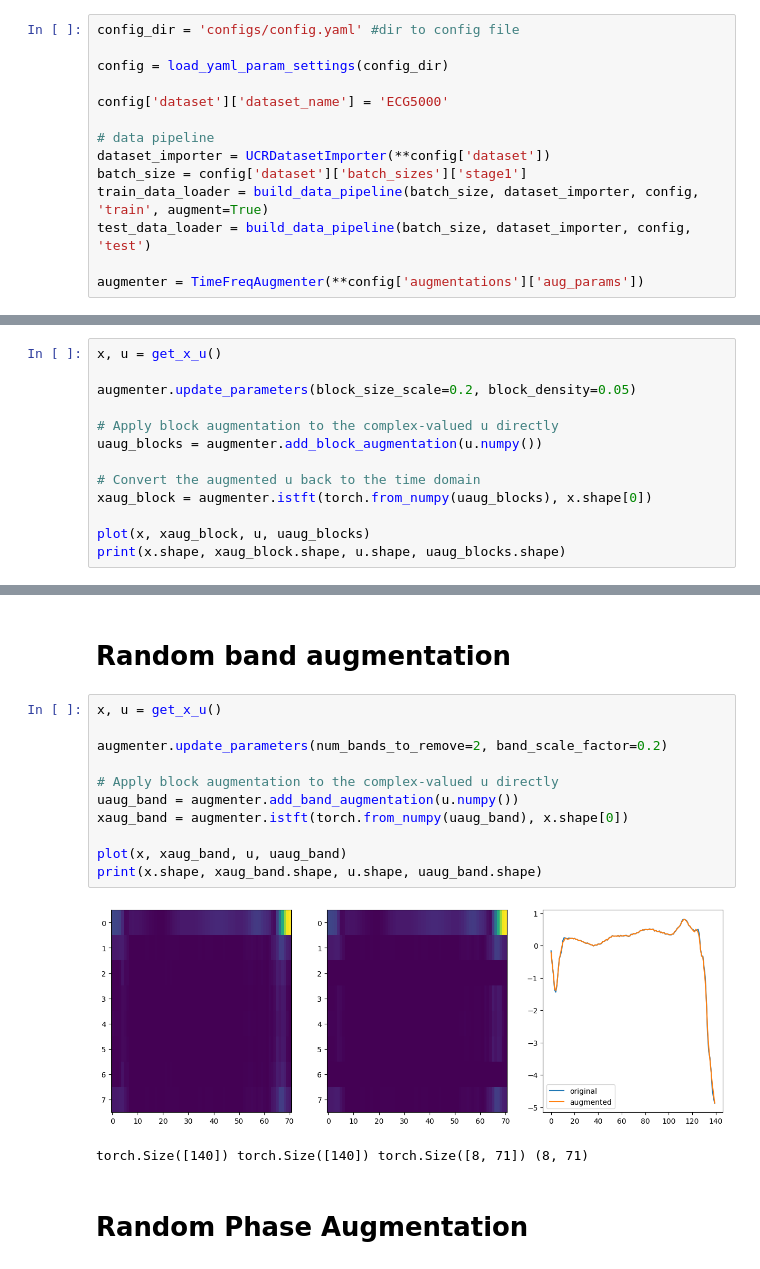
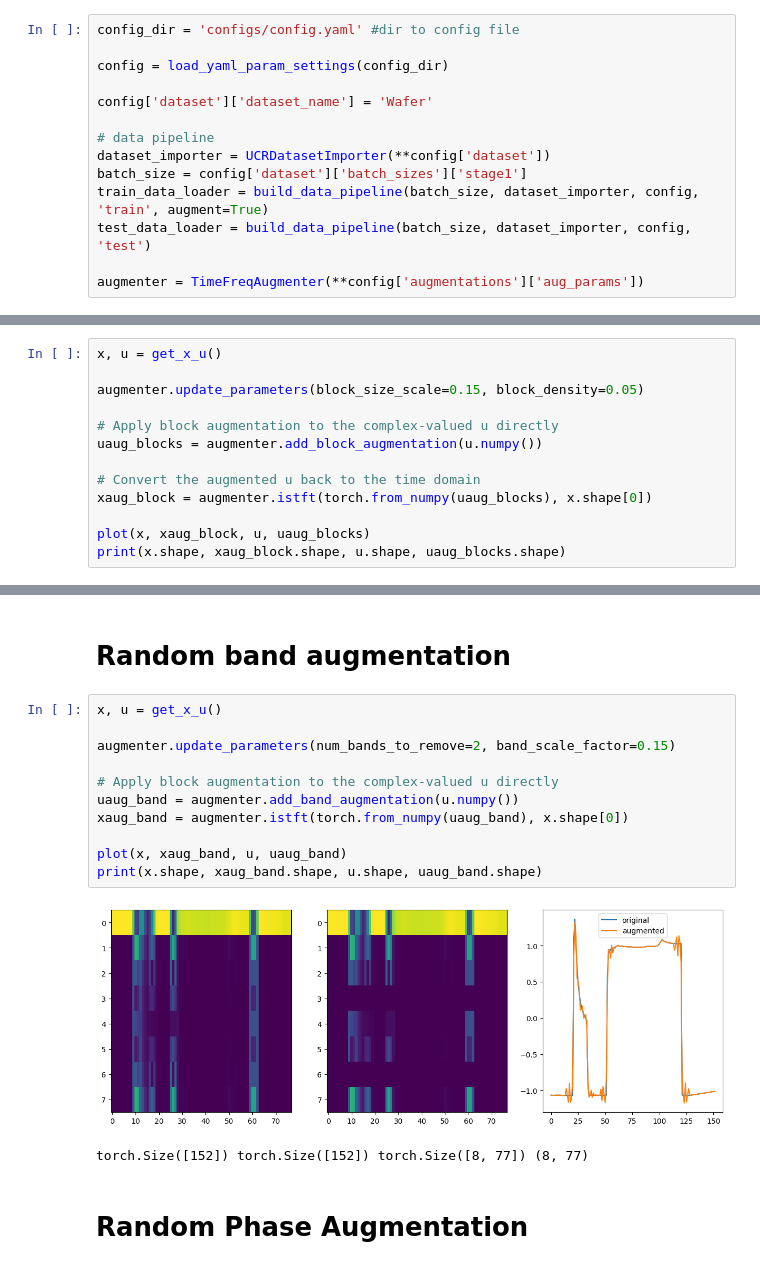
Before and after one commit to erlendlokna/Generative-SSL-VQVAE-modelling, a Jupyter notebook: augmentation_tests.ipynb, the cells around one changed output, grey strips where cells are left out. Drawn from its saved outputs; the diff is of its cells as text.

```diff
--- a/augmentation_tests.ipynb
+++ b/augmentation_tests.ipynb
@@ -22,7 +19,7 @@ config_dir = 'configs/config.yaml' #dir to config file
 
 config = load_yaml_param_settings(config_dir)
 
-config['dataset']['dataset_name'] = 'ECG5000'
+config['dataset']['dataset_name'] = 'Wafer'
 
 # data pipeline
 dataset_importer = UCRDatasetImporter(**config['dataset'])
@@ -69,7 +66,7 @@ def plot(x, xaug, u, uaug):
 # %%
 x, u = get_x_u()
 
-augmenter.update_parameters(block_size_scale=0.2, block_density=0.05)
+augmenter.update_parameters(block_size_scale=0.15, block_density=0.05)
 
 # Apply block augmentation to the complex-valued u directly
 uaug_blocks = augmenter.add_block_augmentation(u.numpy())
@@ -87,17 +84,17 @@ torch.Size([140]) torch.Size([140]) torch.Size([8, 71]) (8, 71)
 # %%
 x, u = get_x_u()
 
-augmenter.update_parameters(num_bands_to_remove=2, band_scale_factor=0.2)
+augmenter.update_parameters(num_bands_to_remove=2, band_scale_factor=0.15)
 
 # Apply block augmentation to the complex-valued u directly
 uaug_band = augmenter.add_band_augmentation(u.numpy())
 xaug_band = augmenter.istft(torch.from_numpy(uaug_band), x.shape[0])
 
 plot(x, xaug_band, u, uaug_band)
 print(x.shape, xaug_band.shape, u.shape, uaug_band.shape)
 # %% [output]
-[figure, old version]
+[figure, new version]
-torch.Size([140]) torch.Size([140]) torch.Size([8, 71]) (8, 71)
+torch.Size([152]) torch.Size([152]) torch.Size([8, 77]) (8, 77)
 # %% [markdown]
 # Random Phase Augmentation
 # %%
```
Also changed, not shown: parts of 10 cells of this notebook, 6 other files.
